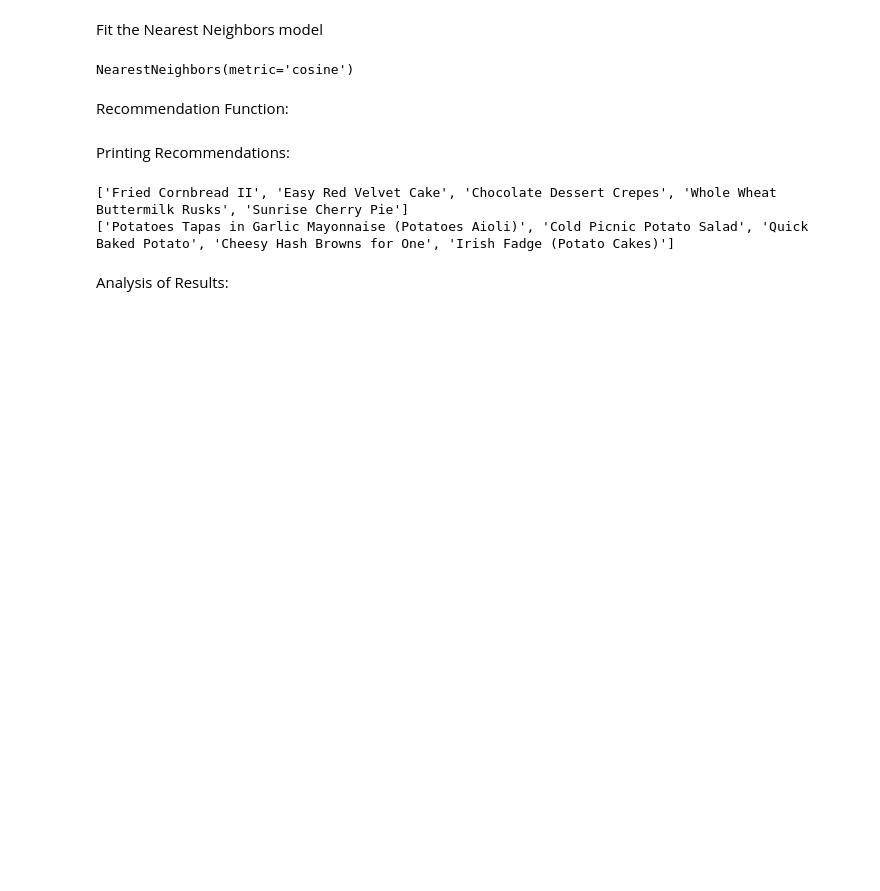
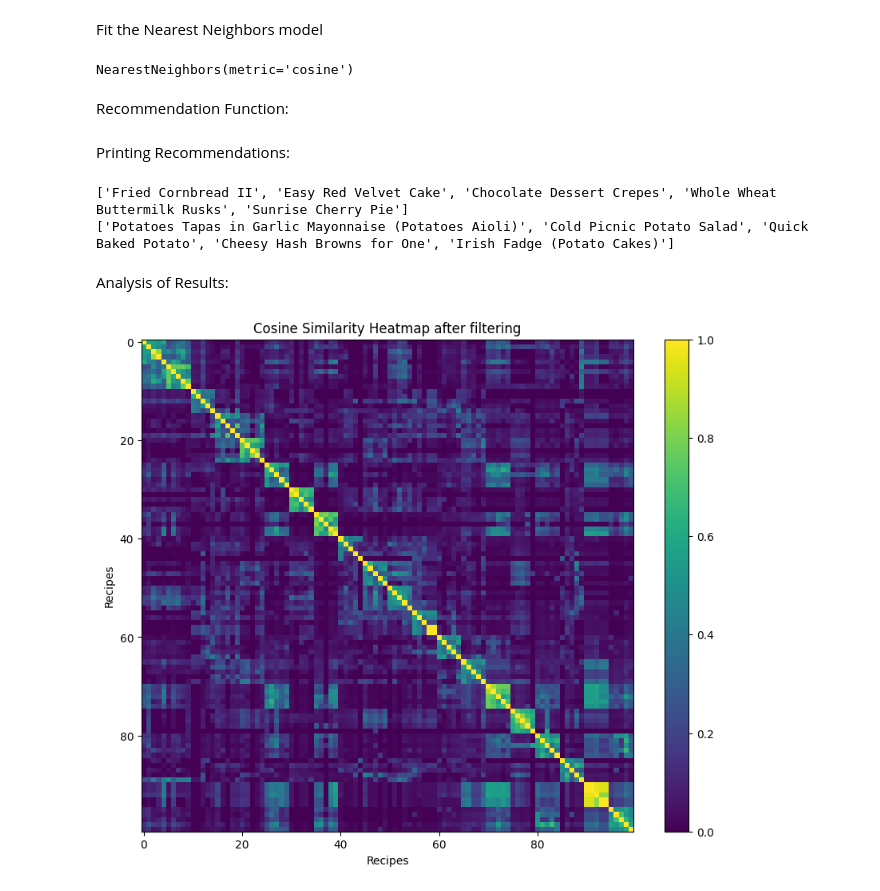
Before and after one commit to Nishil-Agarwal/Cloned-Cuisine-Recommender-, a Jupyter notebook: knnclustering.ipynb, the cells around one changed output. Saved outputs shown, nothing was run; the diff lists cells and outputs as text; code cells hidden in the pictures; blank space fills up the shorter version.

```diff
--- a/knnclustering.ipynb
+++ b/knnclustering.ipynb
@@ -41,3 +44,22 @@ print(get_recommendations('Potato Salad'))
 ['Potatoes Tapas in Garlic Mayonnaise (Potatoes Aioli)', 'Cold Picnic Potato Salad', 'Quick Baked Potato', 'Cheesy Hash Browns for One', 'Irish Fadge (Potato Cakes)']
 # %% [markdown]
 Analysis of Results:
+# %%
+distances= knn.kneighbors(tfidf_matrix)[0][:20]
+indices = knn.kneighbors(tfidf_matrix)[1][:20]
+similar_recipes_df = unique_df.iloc[indices.flatten()]
+
+similar_recipes_df = similar_recipes_df.reset_index(drop=True)
+
+new_tfidf = TfidfVectorizer()
+new_tfidf_matrix = new_tfidf.fit_transform(similar_recipes_df['RecipeIngredientParts'])
+new_cosine_sim = linear_kernel(new_tfidf_matrix, new_tfidf_matrix)
+plt.figure(figsize=(10, 8))
+plt.imshow(new_cosine_sim, cmap='viridis', interpolation='nearest')
+plt.colorbar()
+plt.title('Cosine Similarity Heatmap after filtering')
+plt.xlabel('Recipes')
+plt.ylabel('Recipes')
+plt.show()
+# %% [output]
+[figure, added]
```
Also changed, not shown: parts of 1 cell of this notebook, 1 other file.
